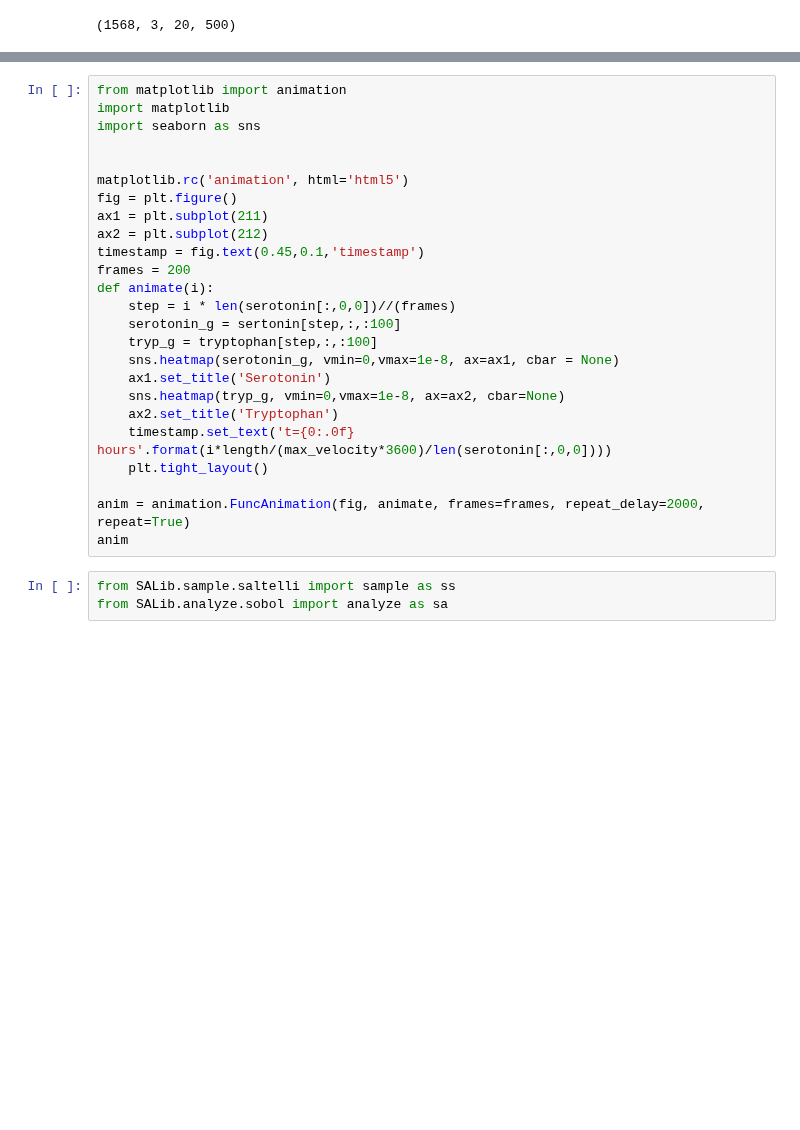
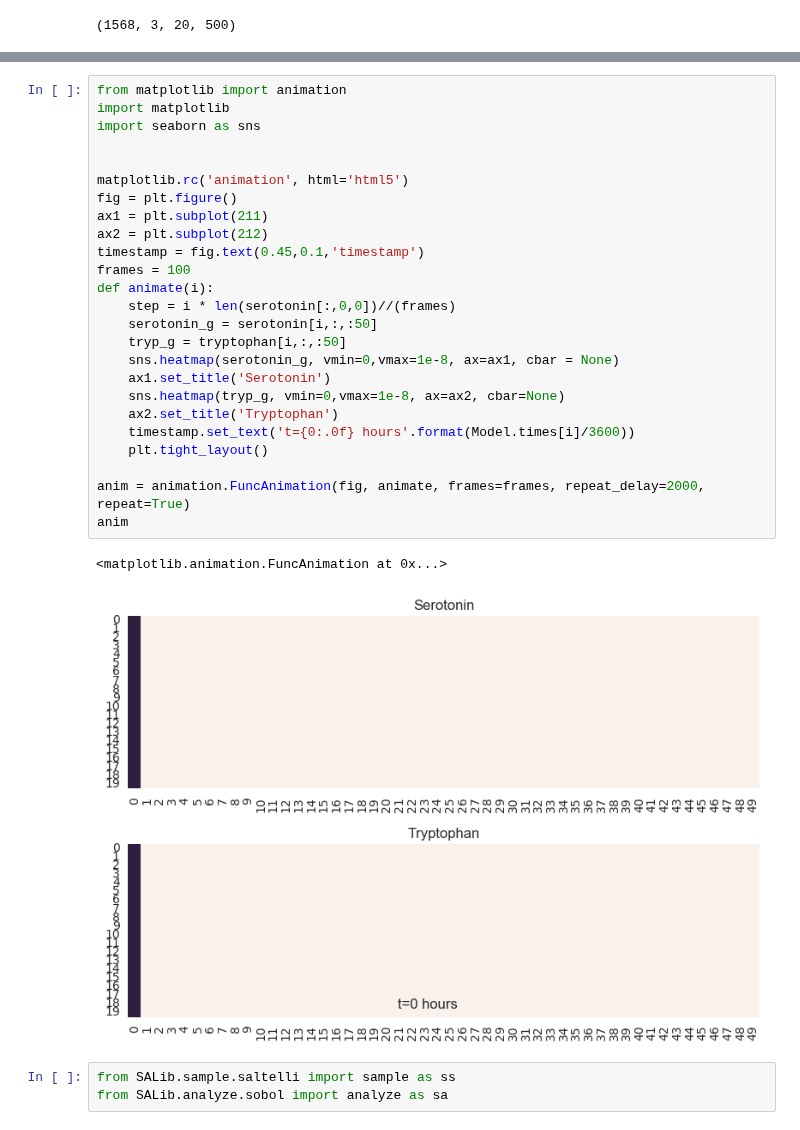
Before and after one commit to nateharms/serotonin_transport, a Jupyter notebook: SerotoninTransportModel.ipynb, the cells around one changed output, grey strips where cells are left out. Drawn from its saved outputs; the diff is of its cells as text; blank space fills up the shorter version.

```diff
--- a/SerotoninTransportModel.ipynb
+++ b/SerotoninTransportModel.ipynb
@@ -114,28 +124,31 @@ htp = results[:,1,:,:]
 # %%
 from matplotlib import animation
 import matplotlib
 import seaborn as sns
 
 
 matplotlib.rc('animation', html='html5')
 fig = plt.figure()
 ax1 = plt.subplot(211)
 ax2 = plt.subplot(212)
 timestamp = fig.text(0.45,0.1,'timestamp')
-frames = 200
+frames = 100
 def animate(i):
     step = i * len(serotonin[:,0,0])//(frames)
-    serotonin_g = sertonin[step,:,:100]
-    tryp_g = tryptophan[step,:,:100]
+    serotonin_g = serotonin[i,:,:50]
+    tryp_g = tryptophan[i,:,:50]
     sns.heatmap(serotonin_g, vmin=0,vmax=1e-8, ax=ax1, cbar = None)
     ax1.set_title('Serotonin')
     sns.heatmap(tryp_g, vmin=0,vmax=1e-8, ax=ax2, cbar=None)
     ax2.set_title('Tryptophan')
-    timestamp.set_text('t={0:.0f} hours'.format(i*length/(max_velocity*3600)/len(serotonin[:,0,0])))
+    timestamp.set_text('t={0:.0f} hours'.format(Model.times[i]/3600))
     plt.tight_layout()
 
 anim = animation.FuncAnimation(fig, animate, frames=frames, repeat_delay=2000, repeat=True)
 anim
+# %% [output]
+<matplotlib.animation.FuncAnimation at 0x...>
+[figure, added]
 # %%
 from SALib.sample.saltelli import sample as ss
 from SALib.analyze.sobol import analyze as sa
```
Also changed, not shown: parts of 4 cells of this notebook, 2 other files.
